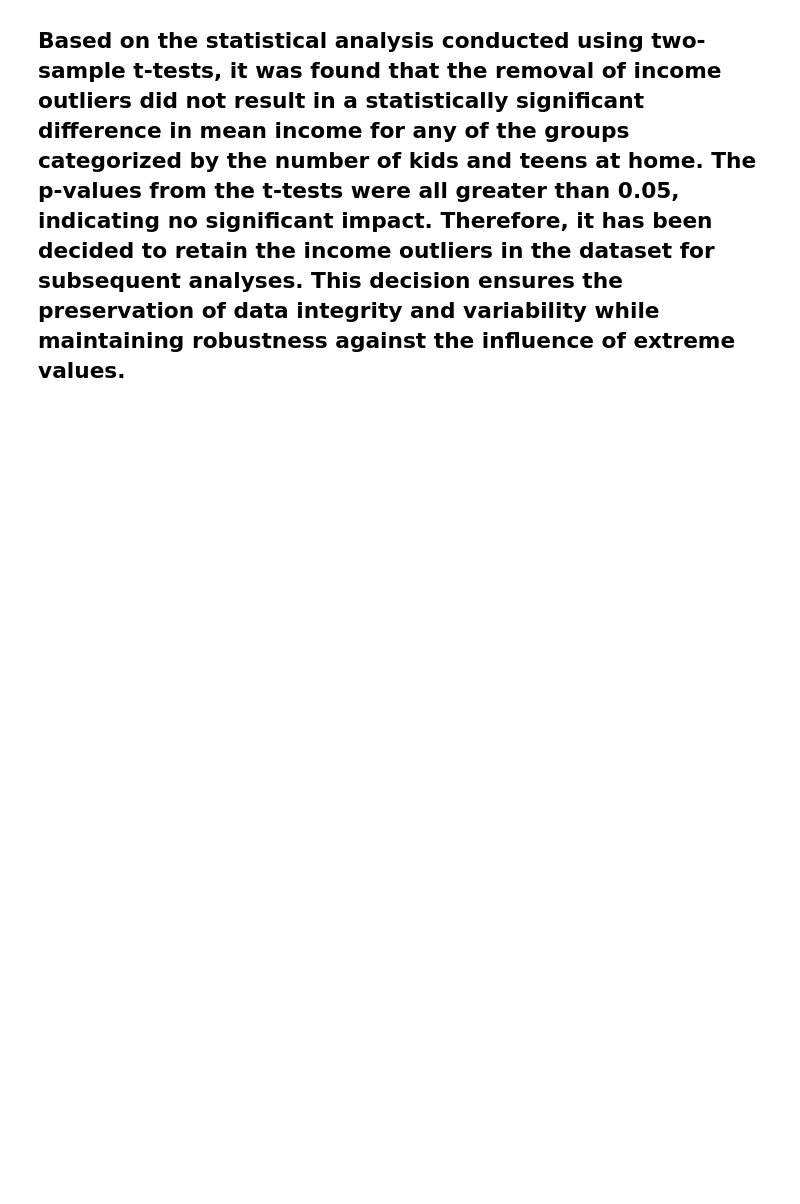
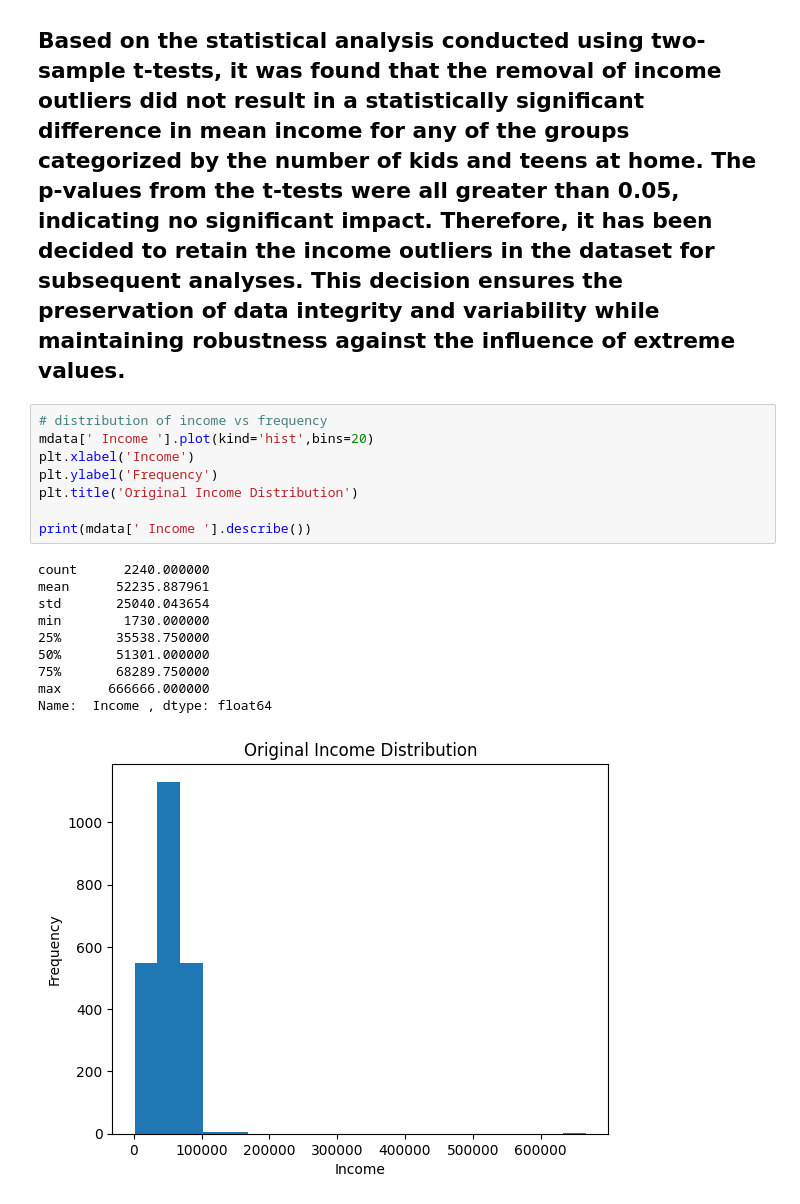
Before and after one commit to OsorioEL/Marketing_Campaign, a Jupyter notebook: Marketing_Campaing.ipynb, the cells around one changed output. Cells and saved outputs as stored; diff of their text form; blank space fills up the shorter version.

```diff
--- a/Marketing_Campaing.ipynb
+++ b/Marketing_Campaing.ipynb
@@ -937,3 +1083,22 @@ T-Test for 2 teens: T-Statistic=-0.0726501528290272, P-Value=0.9422296284357125
 # %% [markdown]
 # Outlier Analysis and Decision:
 ## Based on the statistical analysis conducted using two-sample t-tests, it was found that the removal of income outliers did not result in a statistically significant difference in mean income for any of the groups categorized by the number of kids and teens at home. The p-values from the t-tests were all greater than 0.05, indicating no significant impact. Therefore, it has been decided to retain the income outliers in the dataset for subsequent analyses. This decision ensures the preservation of data integrity and variability while maintaining robustness against the influence of extreme values.
+# %%
+# distribution of income vs frequency
+mdata[' Income '].plot(kind='hist',bins=20)
+plt.xlabel('Income')
+plt.ylabel('Frequency')
+plt.title('Original Income Distribution')
+
+print(mdata[' Income '].describe())
+# %% [output]
+count      2240.000000
+mean      52235.887961
+std       25040.043654
+min        1730.000000
+25%       35538.750000
+50%       51301.000000
+75%       68289.750000
+max      666666.000000
+Name:  Income , dtype: float64
+[figure, added]
```
Also changed, not shown: parts of 12 cells of this notebook.
